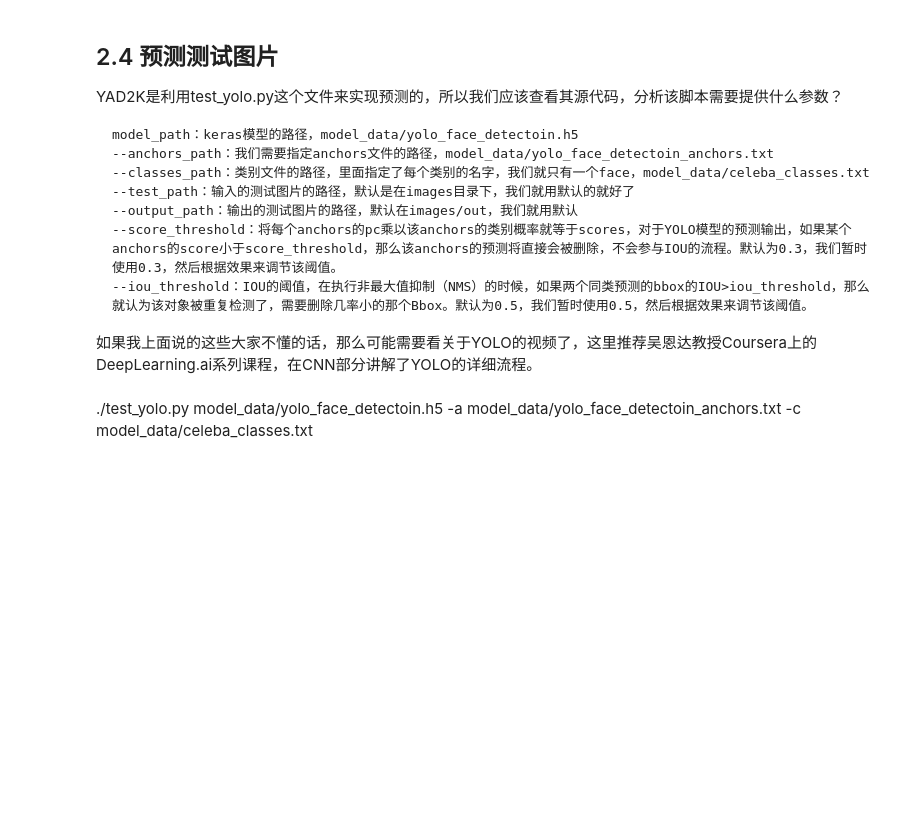
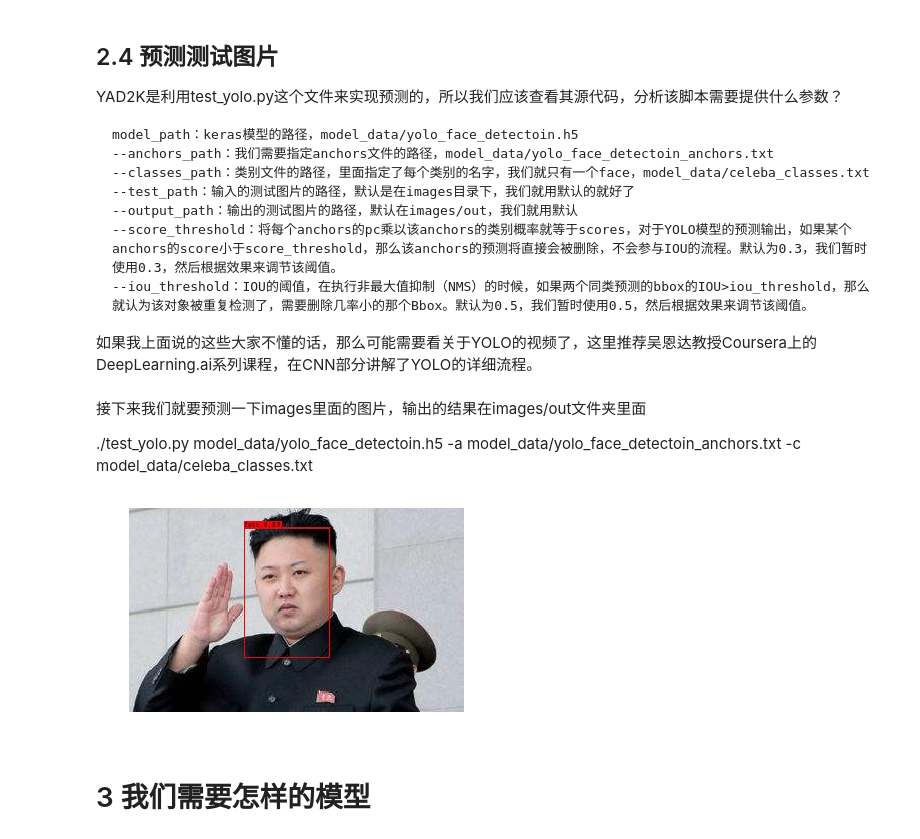
Before and after one commit to rikichou/yolo, a Jupyter notebook: YOLO_face_detection_and_recognition_3--YAD2K.ipynb, the cells around one changed output. Cells and saved outputs as stored; diff of their text form; code cells hidden in the pictures; blank space fills up the shorter version.

```diff
--- a/YOLO_face_detection_and_recognition_3--YAD2K.ipynb
+++ b/YOLO_face_detection_and_recognition_3--YAD2K.ipynb
@@ -65,4 +65,25 @@ YAD2K是利用test_yolo.py这个文件来实现预测的，所以我们应该查
 
 如果我上面说的这些大家不懂的话，那么可能需要看关于YOLO的视频了，这里推荐吴恩达教授Coursera上的DeepLearning.ai系列课程，在CNN部分讲解了YOLO的详细流程。
 # %% [markdown]
+接下来我们就要预测一下images里面的图片，输出的结果在images/out文件夹里面
+
 ./test_yolo.py model_data/yolo_face_detectoin.h5 -a model_data/yolo_face_detectoin_anchors.txt -c model_data/celeba_classes.txt
+# %%
+import matplotlib.pyplot as plt
+import cv2
+import numpy as np
+%matplotlib inline
+img_path = "images/out/timg.jpeg"
+
+plt.figure(figsize=(6,6))
+
+img = cv2.imread(img_path)
+img = cv2.cvtColor(img,cv2.COLOR_BGR2RGB)
+
+plt.imshow(img)
+plt.axis("off")
+plt.show()
+# %% [output]
+[figure, added]
+# %% [markdown]
+# 3 我们需要怎样的模型
```
Also changed, not shown: parts of 1 cell of this notebook.
